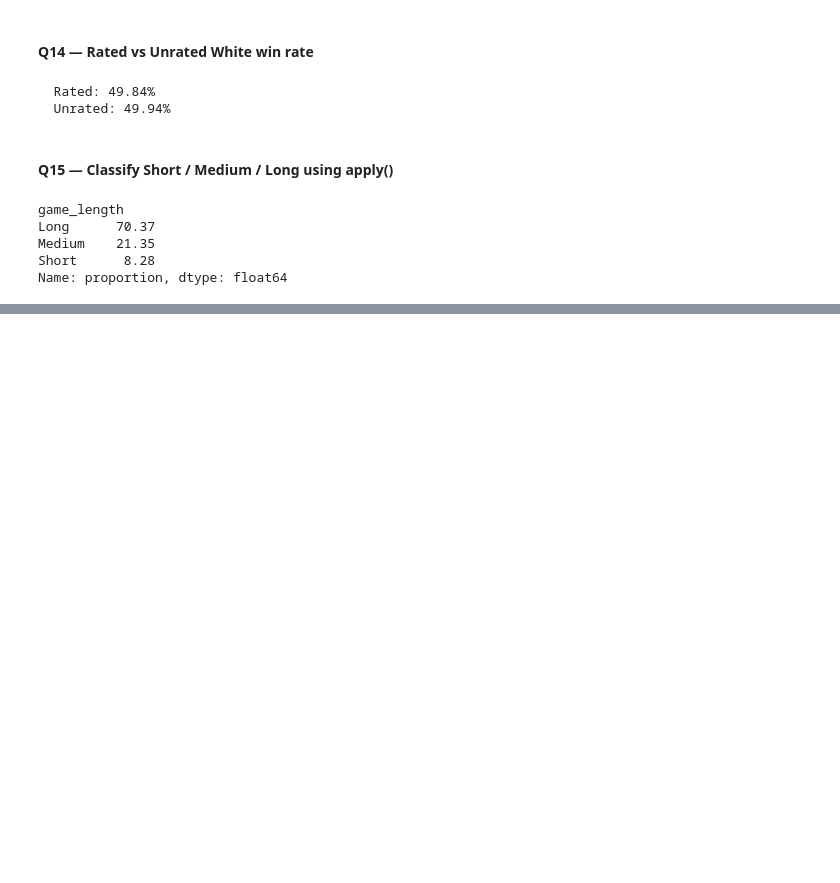
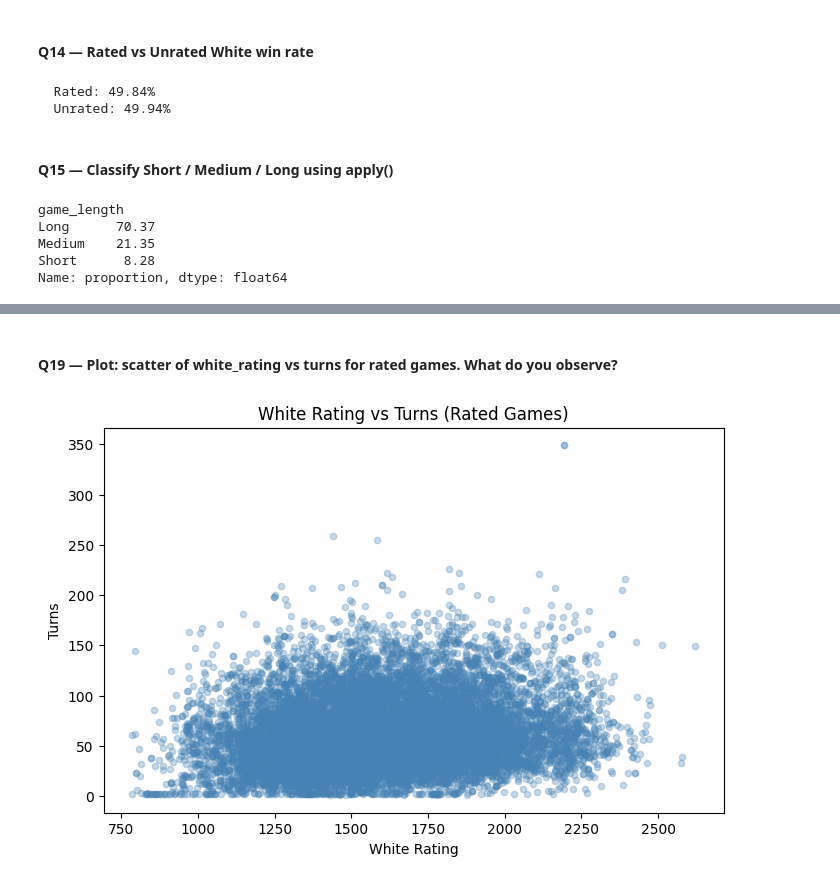
Before and after one commit to dina-masry/Chess_game, a Jupyter notebook: notebooks/01_explore.ipynb, the cells around one changed output, grey strips where cells are left out. Drawn from its saved outputs; the diff is of its cells as text; code cells hidden in the pictures; blank space fills up the shorter version.

```diff
--- a/notebooks/01_explore.ipynb
+++ b/notebooks/01_explore.ipynb
@@ -227,0 +373,21 @@ Name: proportion, dtype: float64
+# %% [markdown]
+#### Q19 — Plot: scatter of white_rating vs turns for rated games. What do you observe?
+# %%
+rated = merged[merged['rated'] == True]
+
+ax = rated.plot(
+    kind='scatter',
+    x='white_rating',
+    y='turns',
+    alpha=0.3,
+    color='steelblue',
+    figsize=(8, 5),
+    title='White Rating vs Turns (Rated Games)'
+)
+
+ax.set_xlabel('White Rating')
+ax.set_ylabel('Turns')
+
+ax.figure.savefig('../output/white_rating_vs_turns.png')
+# %% [output]
+[figure, added]
```
Also changed, not shown: parts of 23 cells of this notebook, 3 other files.
